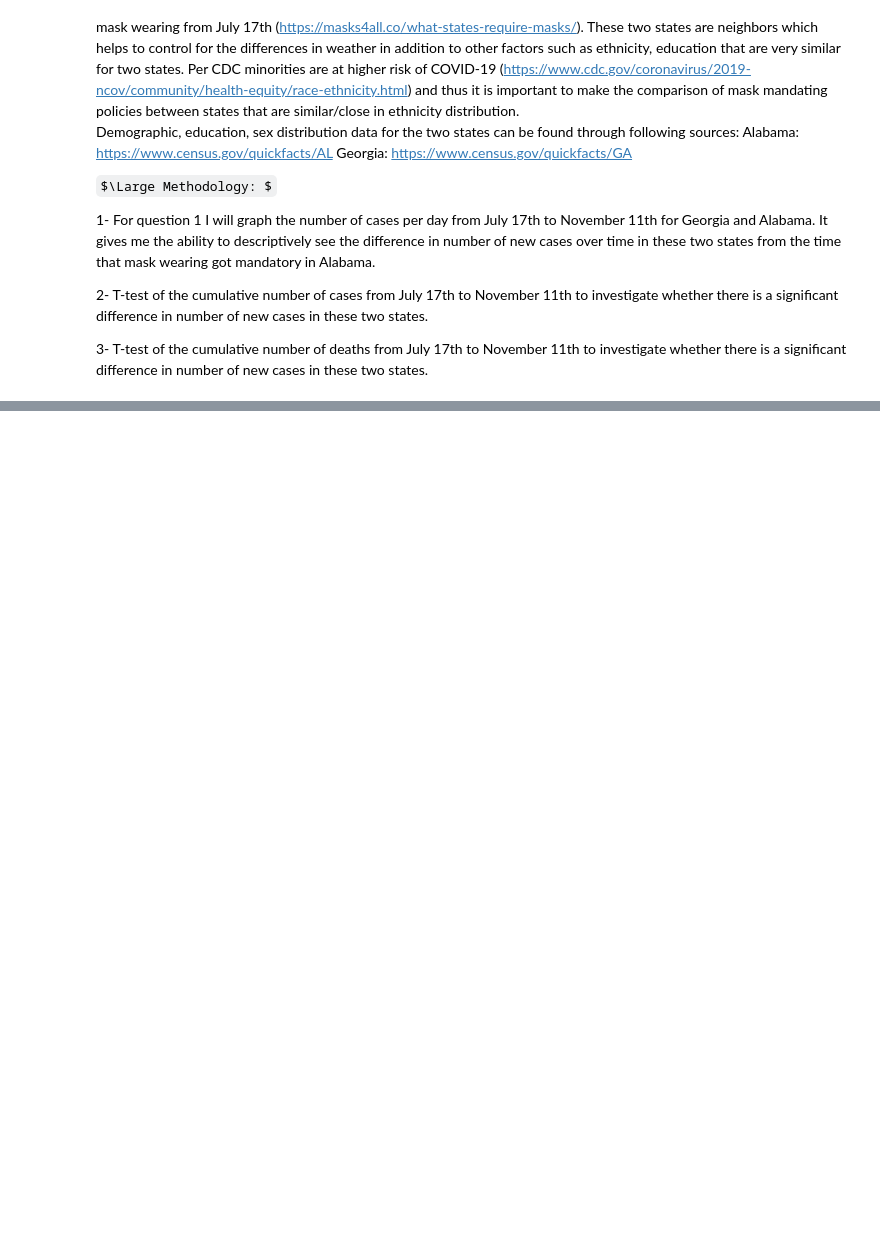
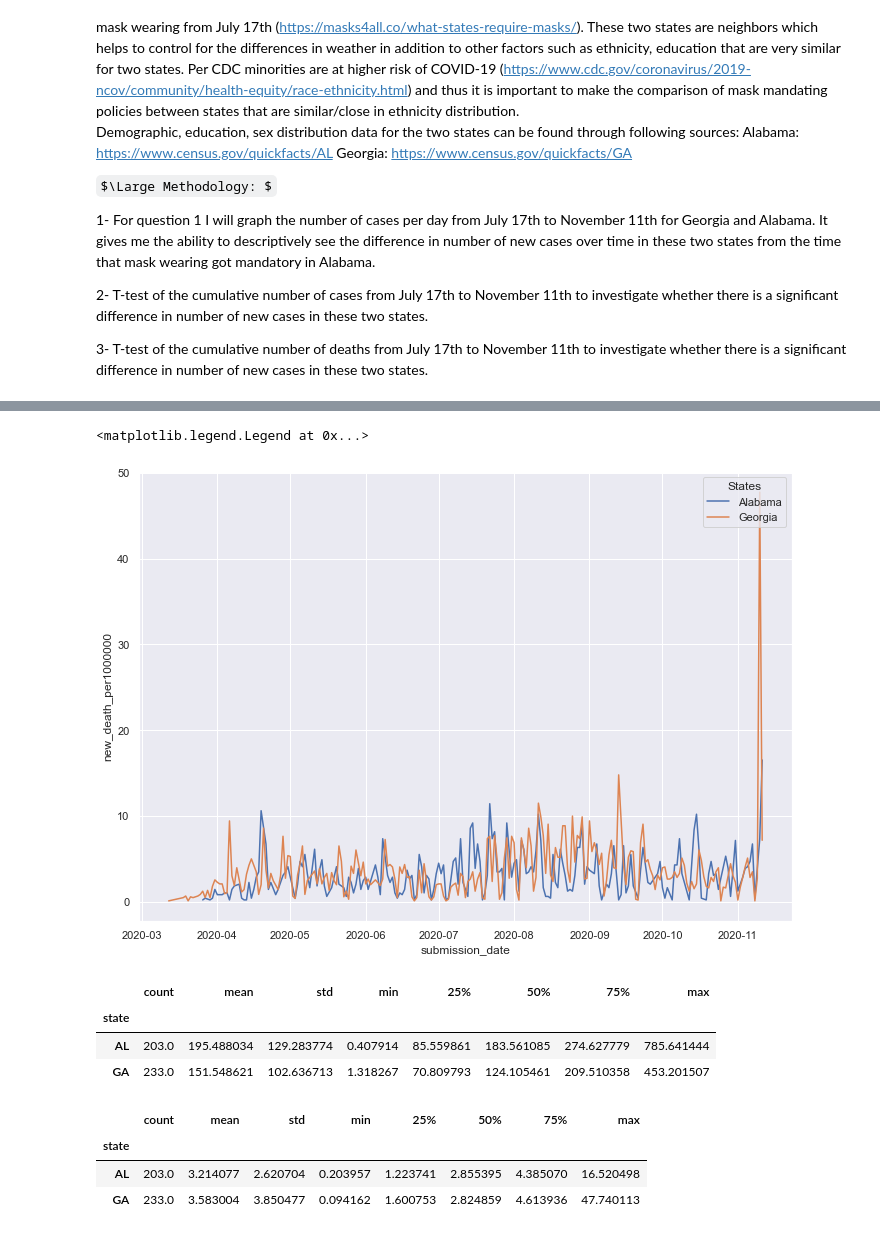
Before and after one commit to dibay/mask-wearing-policy-COVID-19-burden, a Jupyter notebook: Data-512-final.ipynb, the cells around one changed output, grey strips where cells are left out. Drawn from its saved outputs; the diff is of its cells as text; code cells hidden in the pictures; some formulas as TeX source; blank space fills up the shorter version.

```diff
--- a/Data-512-final.ipynb
+++ b/Data-512-final.ipynb
@@ -54,0 +141,27 @@ It gives me the ability to descriptively see the difference in number of new cas
+# %%
+sns.set_theme(style="whitegrid")
+sns.set_context("notebook", font_scale=0.25, rc={"lines.linewidth": 2.5})
+sns.set(rc={'figure.figsize':(11.7,8.27)})
+# Load an example dataset with long-form data
+# Plot the responses for different events and regions
+sns.lineplot(x="submission_date", y="new_death_per1000000",
+             hue="state",
+             data=res)
+plt.legend(title='States', loc='upper right', labels=['Alabama', 'Georgia'])
+# %% [output]
+<matplotlib.legend.Legend at 0x...>
+[figure, added]
+# %%
+res.groupby('state')['new_case_per1000000'].describe()
+# %% [output]
+|  | count | mean | std | min | 25% | 50% | 75% | max |
+| state |  |  |  |  |  |  |  |  |
+| AL | 203.0 | 195.488034 | 129.283774 | 0.407914 | 85.559861 | 183.561085 | 274.627779 | 785.641444 |
+| GA | 233.0 | 151.548621 | 102.636713 | 1.318267 | 70.809793 | 124.105461 | 209.510358 | 453.201507 |
+# %%
+res.groupby('state')['new_death_per1000000'].describe()
+# %% [output]
+|  | count | mean | std | min | 25% | 50% | 75% | max |
+| state |  |  |  |  |  |  |  |  |
+| AL | 203.0 | 3.214077 | 2.620704 | 0.203957 | 1.223741 | 2.855395 | 4.385070 | 16.520498 |
+| GA | 233.0 | 3.583004 | 3.850477 | 0.094162 | 1.600753 | 2.824859 | 4.613936 | 47.740113 |
```
Also changed, not shown: parts of 53 cells of this notebook, 4 other files.
